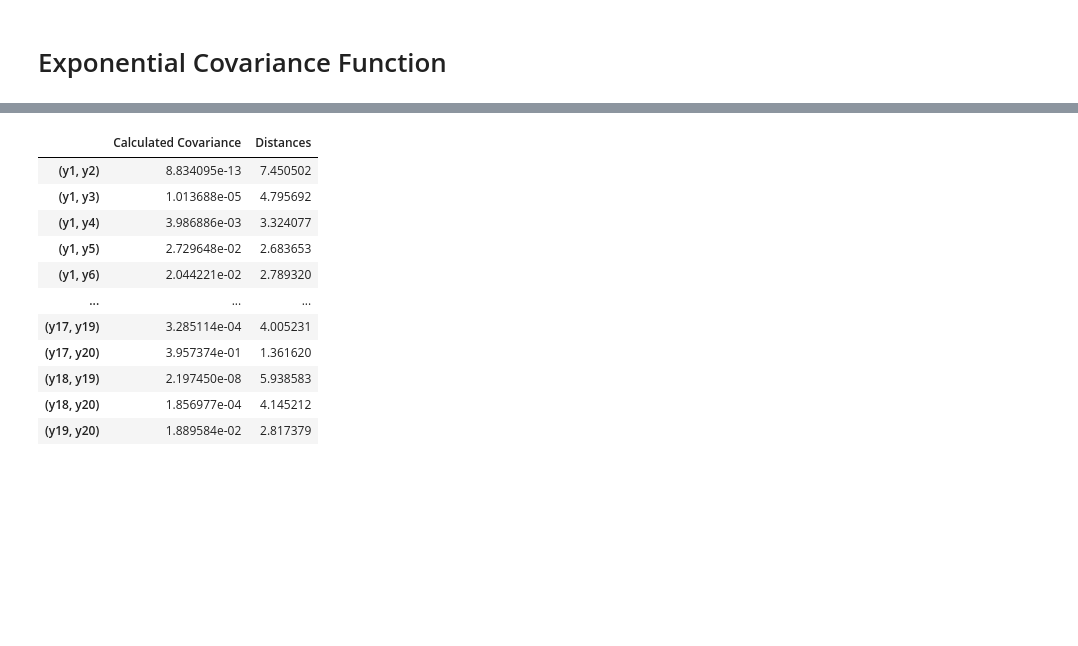
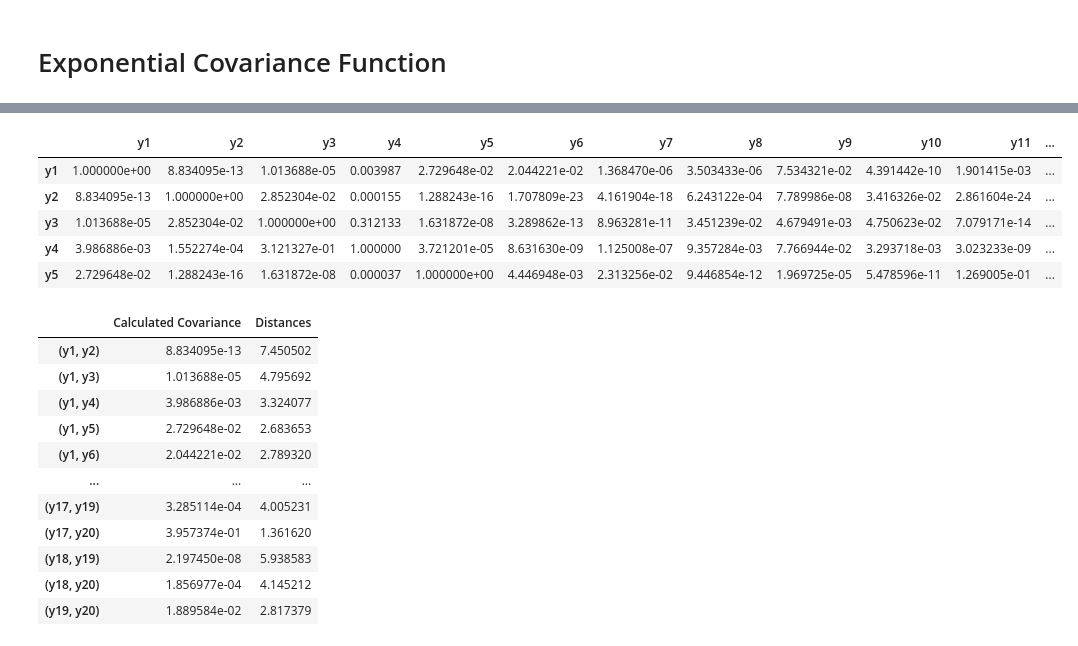
Before and after one commit to 272-burger/Covariance-Modeling, a Jupyter notebook: RA-ExpCovariance.ipynb, the cells around one changed output, grey strips where cells are left out. Cells and saved outputs as stored; diff of their text form; code cells hidden in the pictures; blank space fills up the shorter version.

```diff
--- a/RA-ExpCovariance.ipynb
+++ b/RA-ExpCovariance.ipynb
@@ -105,3 +33,15 @@ cov_model
+# %%
+# calculate covariance using exponential function
+true_params = [1, -1/2]
+cov_model = exp_cov(true_params, distances)
+cov_model.head()
+# %% [output]
+|  | y1 | y2 | y3 | y4 | y5 | y6 | y7 | y8 | y9 | y10 | y11 | ... |
+| y1 | 1.000000e+00 | 8.834095e-13 | 1.013688e-05 | 0.003987 | 2.729648e-02 | 2.044221e-02 | 1.368470e-06 | 3.503433e-06 | 7.534321e-02 | 4.391442e-10 | 1.901415e-03 | ... |
+| y2 | 8.834095e-13 | 1.000000e+00 | 2.852304e-02 | 0.000155 | 1.288243e-16 | 1.707809e-23 | 4.161904e-18 | 6.243122e-04 | 7.789986e-08 | 3.416326e-02 | 2.861604e-24 | ... |
+| y3 | 1.013688e-05 | 2.852304e-02 | 1.000000e+00 | 0.312133 | 1.631872e-08 | 3.289862e-13 | 8.963281e-11 | 3.451239e-02 | 4.679491e-03 | 4.750623e-02 | 7.079171e-14 | ... |
+| y4 | 3.986886e-03 | 1.552274e-04 | 3.121327e-01 | 1.000000 | 3.721201e-05 | 8.631630e-09 | 1.125008e-07 | 9.357284e-03 | 7.766944e-02 | 3.293718e-03 | 3.023233e-09 | ... |
+| y5 | 2.729648e-02 | 1.288243e-16 | 1.631872e-08 | 0.000037 | 1.000000e+00 | 4.446948e-03 | 2.313256e-02 | 9.446854e-12 | 1.969725e-05 | 5.478596e-11 | 1.269005e-01 | ... |
 # %%
 # make it into one dataframe of calculated covariance & distances
 column_pairs = list(combinations(cov_model.columns, 2))
```
Also changed, not shown: parts of 17 cells of this notebook, 5 other files.
